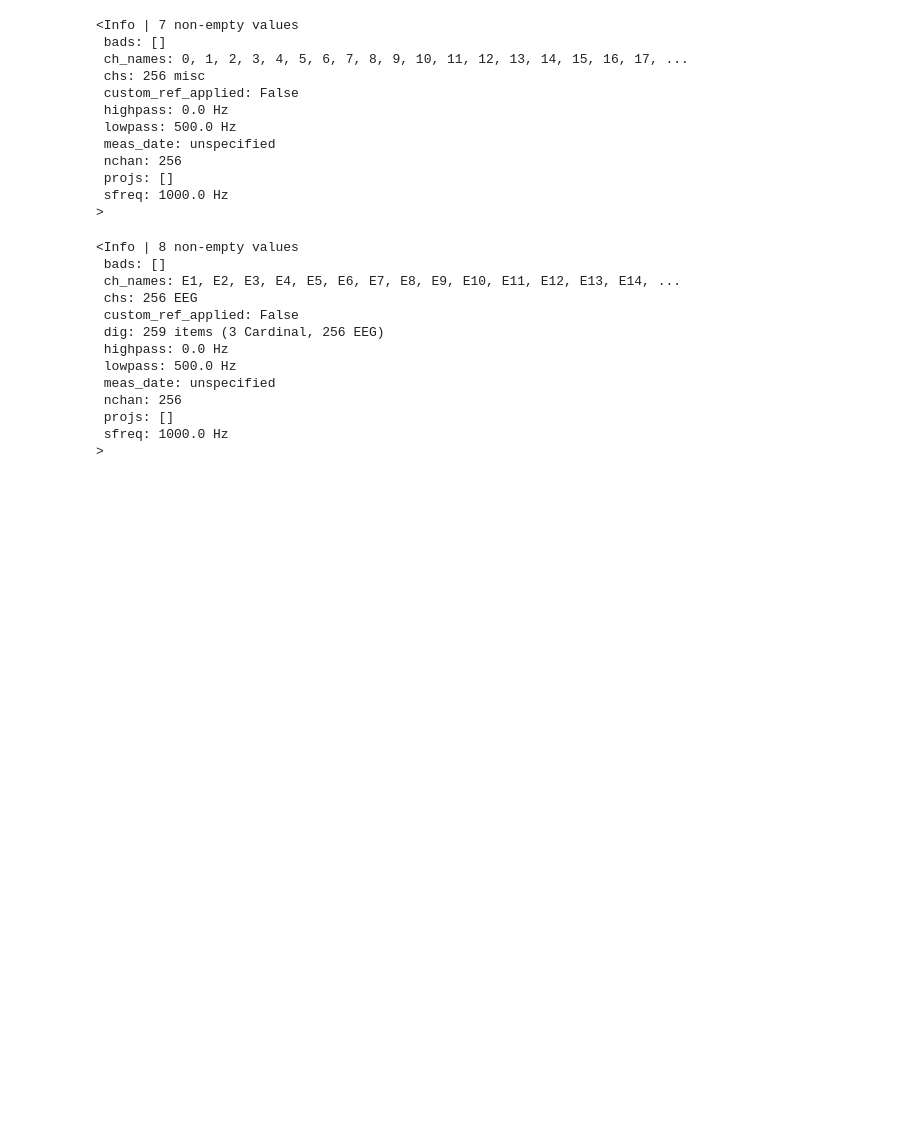
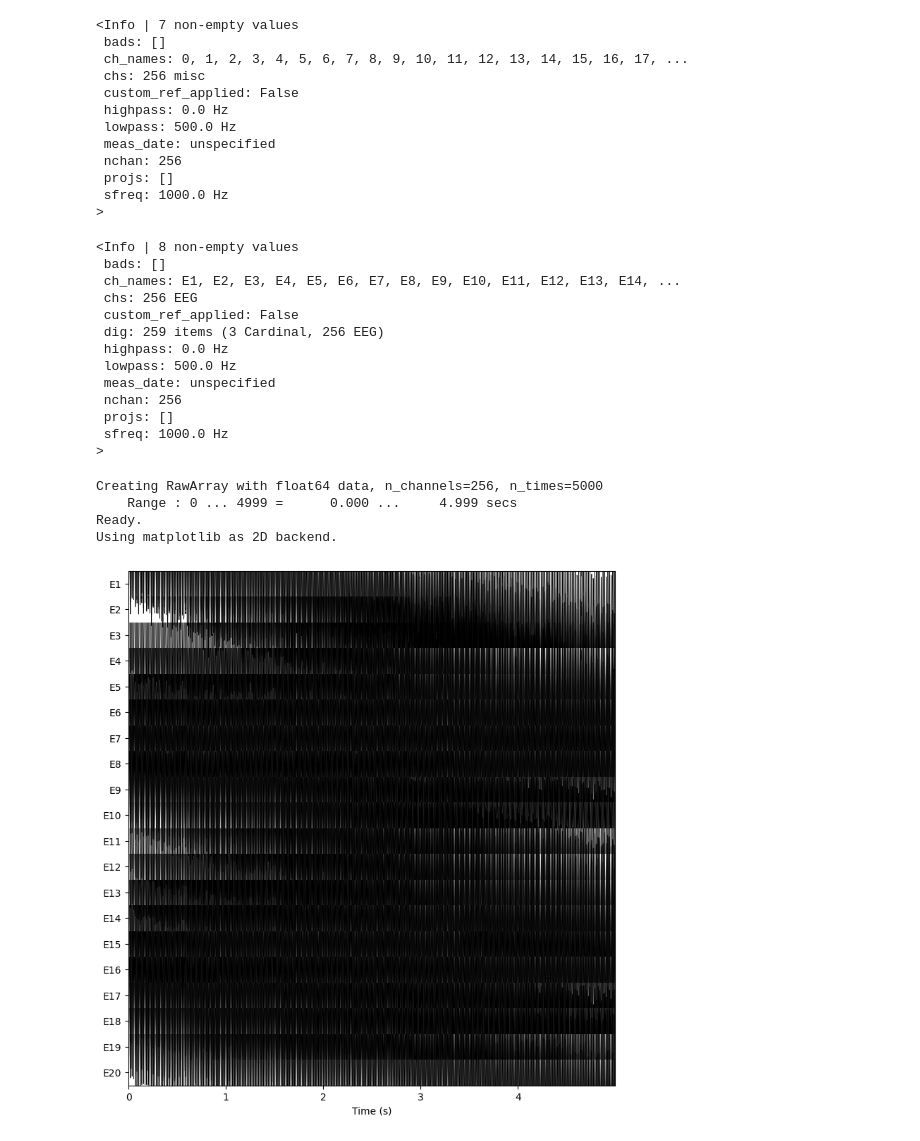
Before and after one commit to zhibinz2/MEG_EEG_Source_Localization, a Jupyter notebook: EEG_pipeline/step1_create_raw.ipynb, the cells around one changed output. Saved outputs shown, nothing was run; the diff lists cells and outputs as text; code cells hidden in the pictures; blank space fills up the shorter version.

```diff
--- a/EEG_pipeline/step1_create_raw.ipynb
+++ b/EEG_pipeline/step1_create_raw.ipynb
@@ -42,7 +42,7 @@ print(info)
  sfreq: 1000.0 Hz
 >
 # %%
-outdict=loadmat('egixyz')
+outdict=loadmat('egi_xyz')
 Coordinates=outdict['Coordianates']/1000
 for ch in range(3,len(info['dig'])):
     info['dig'][ch]['r']=Coordinates[ch-3,:]
@@ -52,3 +52,12 @@ info["description"] = "My egi dataset"
 outdict=loadmat('/autofs/odin/archive/STROKE/CRAMER_directory/non_STROKE/BMFD20/EEG/BMFD20_20150706_0225.mat')
 data=outdict['Data'][0:256,11000:16000]
 data=data*0.000001
+# %%
+raw = mne.io.RawArray(data, info)
+raw.plot(show_scrollbars=False, show_scalebars=False)
+# %% [output]
+Creating RawArray with float64 data, n_channels=256, n_times=5000
+    Range : 0 ... 4999 =      0.000 ...     4.999 secs
+Ready.
+Using matplotlib as 2D backend.
+[figure, added]
```
Also changed, not shown: parts of 4 cells of this notebook, 5 other files.
